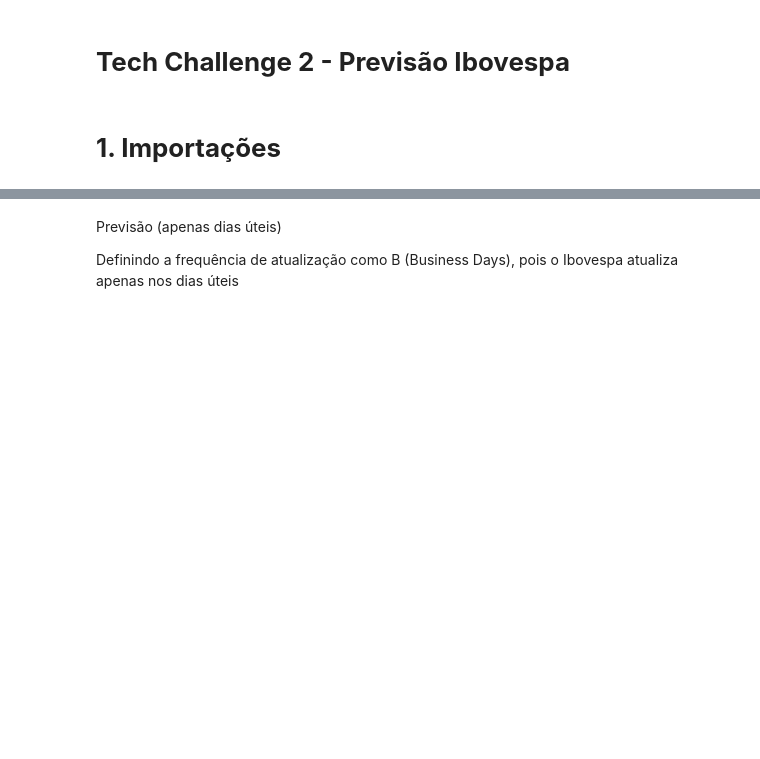
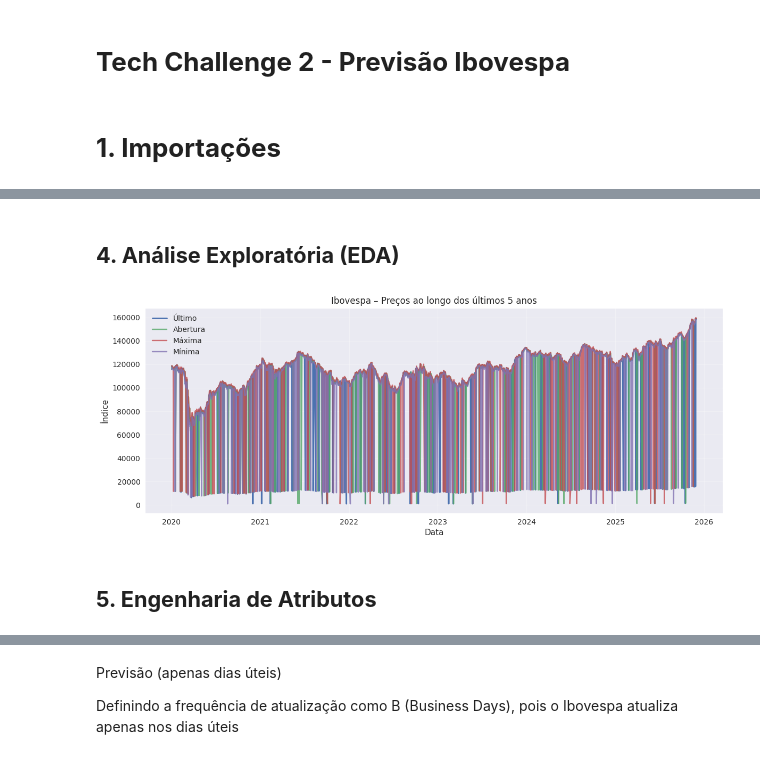
Before and after one commit to pedrolucena-data/tech_challenge_2, a Jupyter notebook: previsao_ibovespa.ipynb, the cells around one changed output, grey strips where cells are left out. Drawn from its saved outputs; the diff is of its cells as text; code cells hidden in the pictures; blank space fills up the shorter version.

```diff
--- a/previsao_ibovespa.ipynb
+++ b/previsao_ibovespa.ipynb
@@ -191,0 +45,5 @@ model.fit(train)
+# %%
+path = "data/dados_ibovespa.csv"
+
+df = pd.read_csv(path)
+df.head()
@@ -191,0 +59,26 @@ model.fit(train)
+# %%
+# Converter data
+df['Data'] = pd.to_datetime(df['Data'], dayfirst=True)
+
+# Ordenar temporalmente
+df = df.sort_values('Data').reset_index(drop=True)
+
+# Converter colunas numéricas
+for col in ['Último', 'Abertura', 'Máxima', 'Mínima']:
+    df[col] = (
+        df[col]
+        .astype(str)
+        .str.replace('.', '', regex=False)
+        .str.replace(',', '.', regex=False)
+        .astype(float)
+    )
+
+# Converter variação percentual
+df['Var%'] = (
+    df['Var%']
+    .str.replace('%', '', regex=False)
+    .str.replace(',', '.', regex=False)
+    .astype(float) / 100
+)
+
+df.info()
@@ -191,0 +100,20 @@ model.fit(train)
+# %% [markdown]
+## **4. Análise Exploratória (EDA)**
+# %%
+plt.figure(figsize=(14,5))
+
+plt.plot(df['Data'], df['Último'], label='Último', linewidth=2)
+plt.plot(df['Data'], df['Abertura'], label='Abertura', alpha=0.8)
+plt.plot(df['Data'], df['Máxima'], label='Máxima', alpha=0.8)
+plt.plot(df['Data'], df['Mínima'], label='Mínima', alpha=0.8)
+
+plt.title("Ibovespa – Preços ao longo dos últimos 5 anos")
+plt.xlabel("Data")
+plt.ylabel("Índice")
+plt.legend()
+plt.grid(alpha=0.3)
+plt.show()
+# %% [output]
+[figure, added]
+# %% [markdown]
+## **5. Engenharia de Atributos**
```
Also changed, not shown: parts of 48 cells of this notebook, 2 other files.
